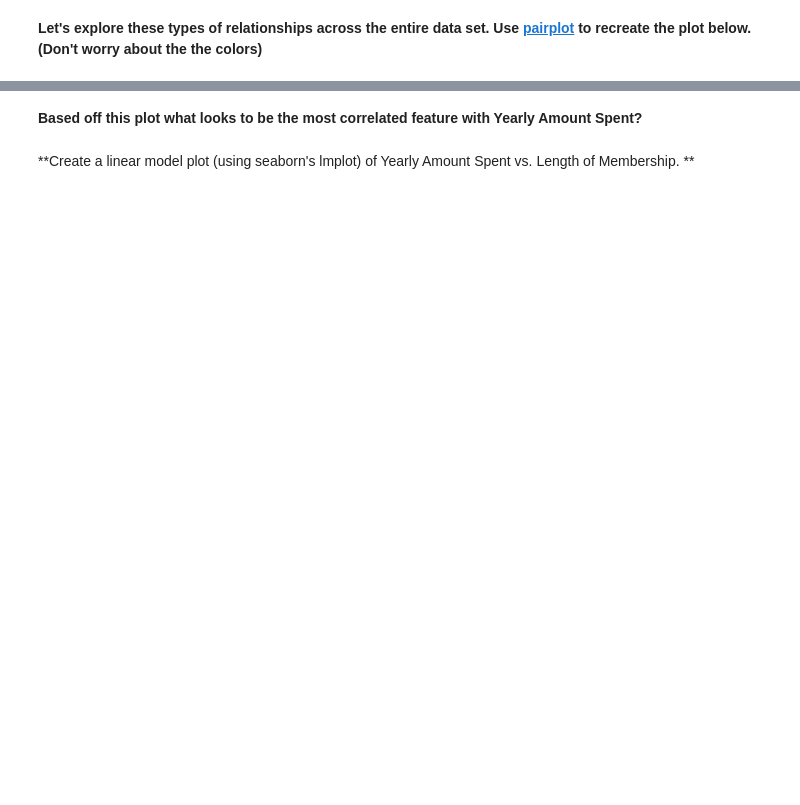
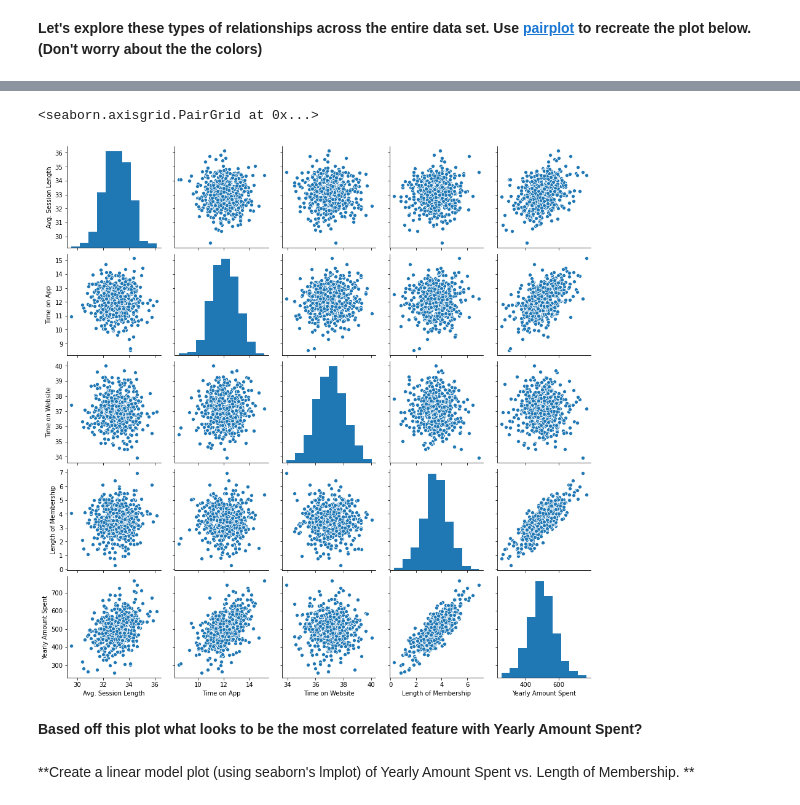
Before and after one commit to Sam-Power/012_ML-Ecommerce-Customer-with-Linear-Regression, a Jupyter notebook: ML Ecommerce Customers with Linear Regression.ipynb, the cells around one changed output, grey strips where cells are left out. Cells and saved outputs as stored; diff of their text form; code cells hidden in the pictures; blank space fills up the shorter version.

```diff
--- a/ML Ecommerce Customers with Linear Regression.ipynb
+++ b/ML Ecommerce Customers with Linear Regression.ipynb
@@ -107,2 +100,7 @@ ___
+# %%
+sns.pairplot(customers)
+# %% [output]
+<seaborn.axisgrid.PairGrid at 0x...>
+[figure, added]
 # %% [markdown]
 **Based off this plot what looks to be the most correlated feature with Yearly Amount Spent?**
```
Also changed, not shown: parts of 16 cells of this notebook.
